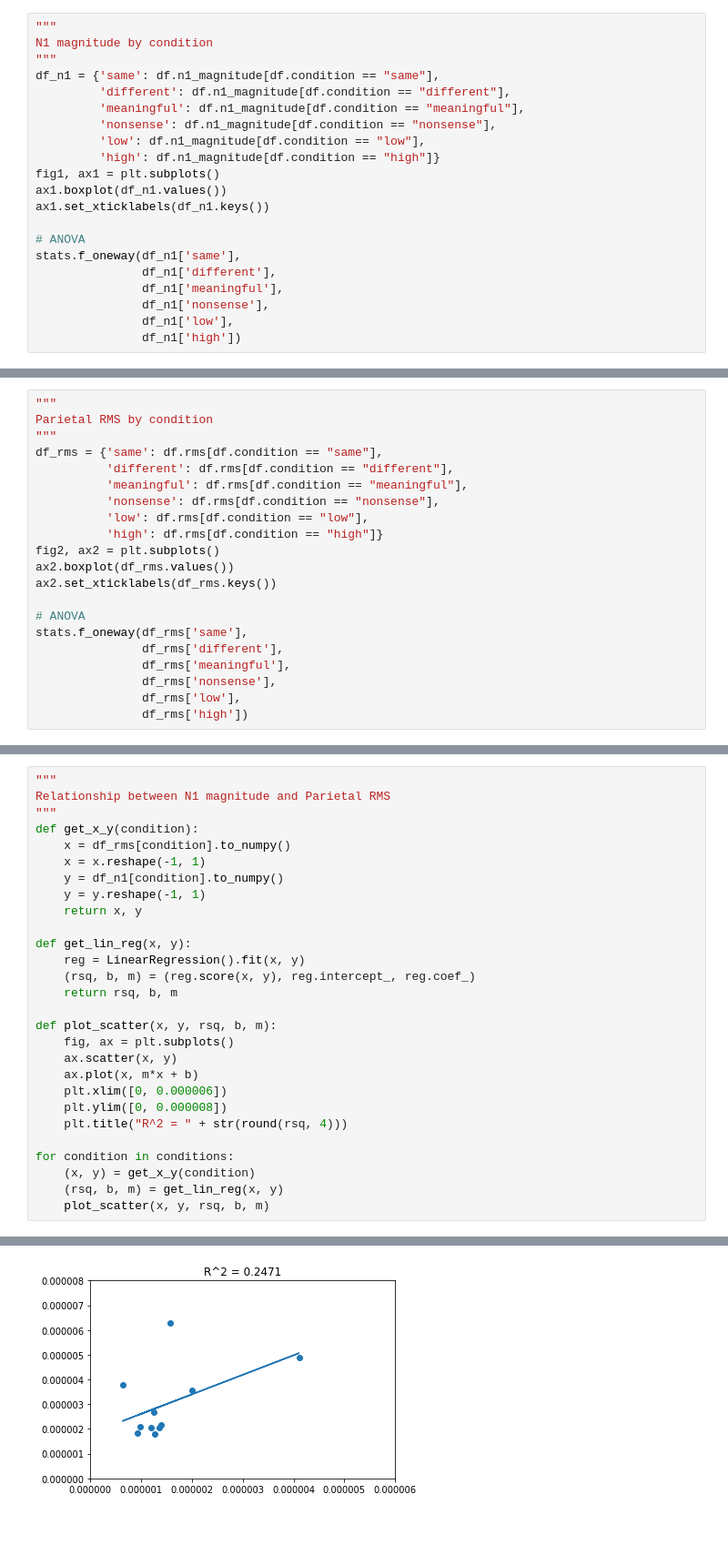
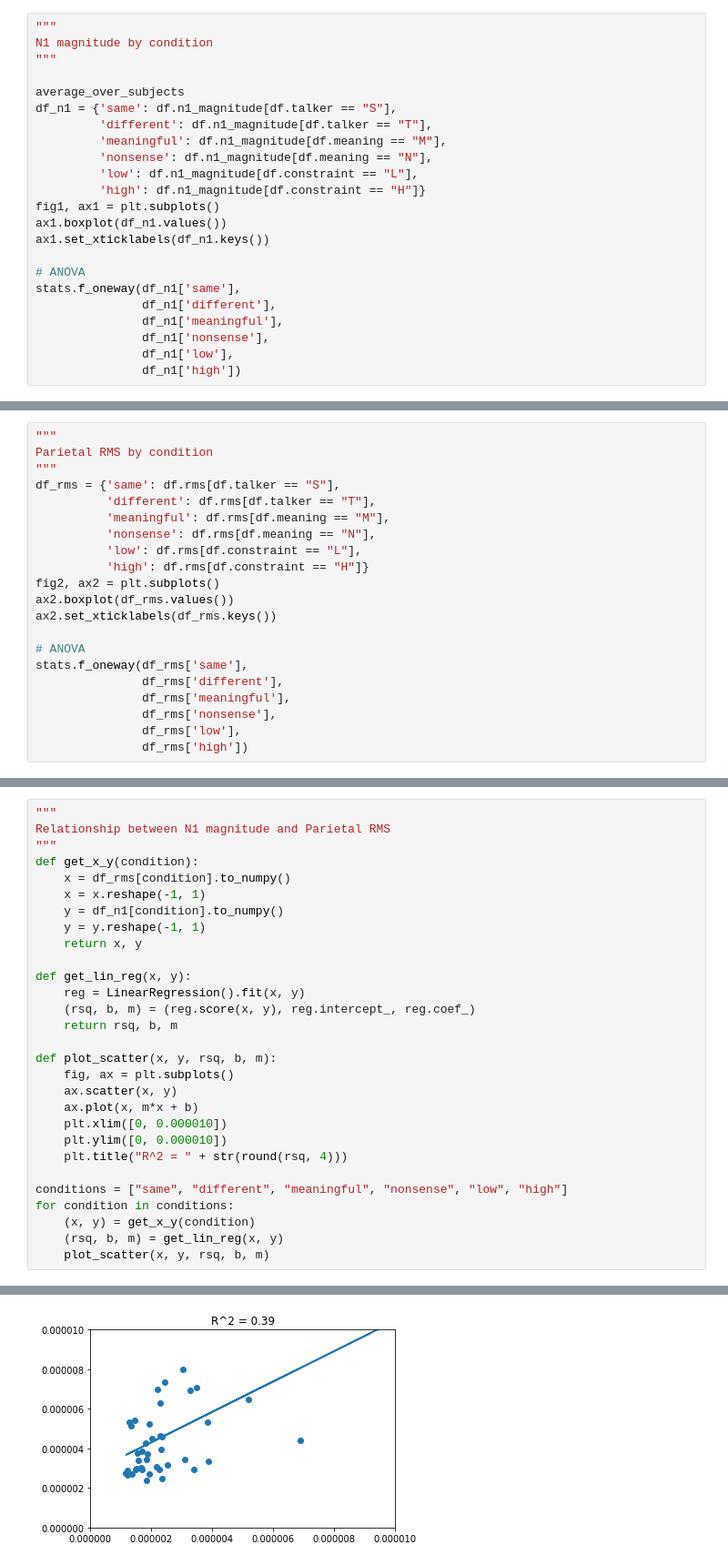
Before and after one commit to letitiayhho/talker_change_data_processing, a Jupyter notebook: 9_N1_RMS/src/n1.ipynb, the cells around one changed output, grey strips where cells are left out. Shown: that part at 91% size. Cells and saved outputs as stored; diff of their text form; blank space fills up the shorter version.

```diff
--- a/9_N1_RMS/src/n1.ipynb
+++ b/9_N1_RMS/src/n1.ipynb
@@ -104,12 +132,14 @@ Designing a one-pass, zero-phase, non-causal lowpass filter:
 """
 N1 magnitude by condition
 """
-df_n1 = {'same': df.n1_magnitude[df.condition == "same"],
-         'different': df.n1_magnitude[df.condition == "different"],
-         'meaningful': df.n1_magnitude[df.condition == "meaningful"],
-         'nonsense': df.n1_magnitude[df.condition == "nonsense"],
-         'low': df.n1_magnitude[df.condition == "low"],
-         'high': df.n1_magnitude[df.condition == "high"]}
+
+average_over_subjects
+df_n1 = {'same': df.n1_magnitude[df.talker == "S"],
+         'different': df.n1_magnitude[df.talker == "T"],
+         'meaningful': df.n1_magnitude[df.meaning == "M"],
+         'nonsense': df.n1_magnitude[df.meaning == "N"],
+         'low': df.n1_magnitude[df.constraint == "L"],
+         'high': df.n1_magnitude[df.constraint == "H"]}
 fig1, ax1 = plt.subplots()
 ax1.boxplot(df_n1.values())
 ax1.set_xticklabels(df_n1.keys())
@@ -128,12 +158,12 @@ F_onewayResult(statistic=0.4750116035136119, pvalue=0.7934462683713455)
 """
 Parietal RMS by condition
 """
-df_rms = {'same': df.rms[df.condition == "same"],
-          'different': df.rms[df.condition == "different"],
-          'meaningful': df.rms[df.condition == "meaningful"],
-          'nonsense': df.rms[df.condition == "nonsense"],
-          'low': df.rms[df.condition == "low"],
-          'high': df.rms[df.condition == "high"]}
+df_rms = {'same': df.rms[df.talker == "S"],
+          'different': df.rms[df.talker == "T"],
+          'meaningful': df.rms[df.meaning == "M"],
+          'nonsense': df.rms[df.meaning == "N"],
+          'low': df.rms[df.constraint == "L"],
+          'high': df.rms[df.constraint == "H"]}
 fig2, ax2 = plt.subplots()
 ax2.boxplot(df_rms.values())
 ax2.set_xticklabels(df_rms.keys())
@@ -173,10 +198,11 @@ def plot_scatter(x, y, rsq, b, m):
     fig, ax = plt.subplots()
     ax.scatter(x, y)
     ax.plot(x, m*x + b)
-    plt.xlim([0, 0.000006])
-    plt.ylim([0, 0.000008])
+    plt.xlim([0, 0.000010])
+    plt.ylim([0, 0.000010])
     plt.title("R^2 = " + str(round(rsq, 4)))
 
+conditions = ["same", "different", "meaningful", "nonsense", "low", "high"]
 for condition in conditions:
     (x, y) = get_x_y(condition)
     (rsq, b, m) = get_lin_reg(x, y)
@@ -186 +212 @@ for condition in conditions:
-[figure, old version]
+[figure, new version]
```
Also changed, not shown: parts of 6 cells of this notebook.
